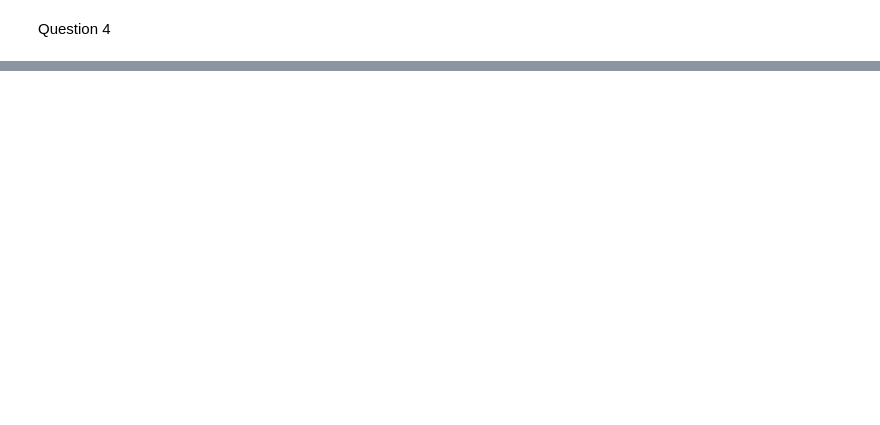
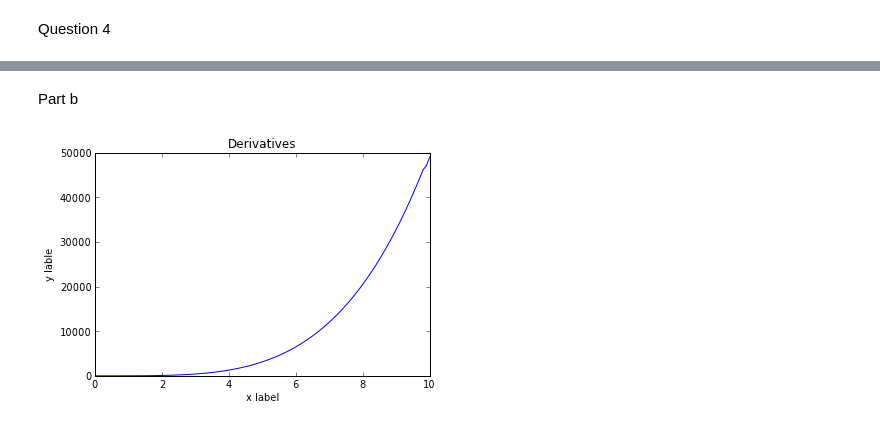
Before and after one commit to Rbnewens/PHYS202-S13, a Jupyter notebook: Week4/InterpAndDiffEx3.ipynb, the cells around one changed output, grey strips where cells are left out. Drawn from its saved outputs; the diff is of its cells as text; code cells hidden in the pictures; blank space fills up the shorter version.

```diff
--- a/Week4/InterpAndDiffEx3.ipynb
+++ b/Week4/InterpAndDiffEx3.ipynb
@@ -100,0 +126,25 @@ show()
+# %% [markdown]
+Part b
+# %%
+def fourPtFiniteDiff(x,y):
+    """returns derivative of y with respect to x using finite difference method"""
+    dydx = zeros(y.shape,float)
+    for i in range(2,len(y)-2):
+        dydx[i] = (y[i-2]-8*y[i-1]+8*y[i+1]-y[i+2])/(12*(x[1]-x[0]))
+    dydx[0] = (y[1]-y[0])/(x[1]-x[0])
+    dydx[-1] = (y[-1]-y[-2])/(x[-1]-x[-2])
+    dydx[1] = (y[2]-y[1])/(x[2]-x[1])
+    dydx[-2] = (y[-2]-y[-3])/(x[-2]-x[-3])
+    return dydx
+# %%
+x = arange(0,10.1,0.1)
+y = x**5
+dydx1 = fourPtFiniteDiff(x,y)
+plot(x, dydx1)
+#plot(x, y_prime)
+title('Derivatives')
+xlabel('x label')
+ylabel('y lable')
+show()
+# %% [output]
+[figure, added]
```
Also changed, not shown: parts of 25 cells of this notebook, 7 other files.
